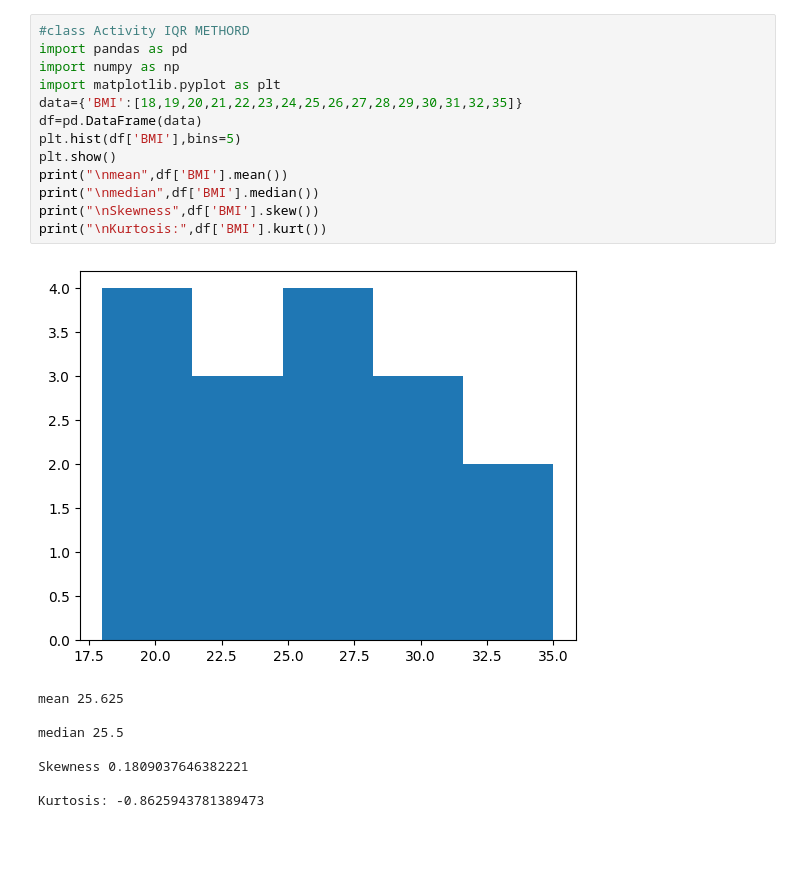
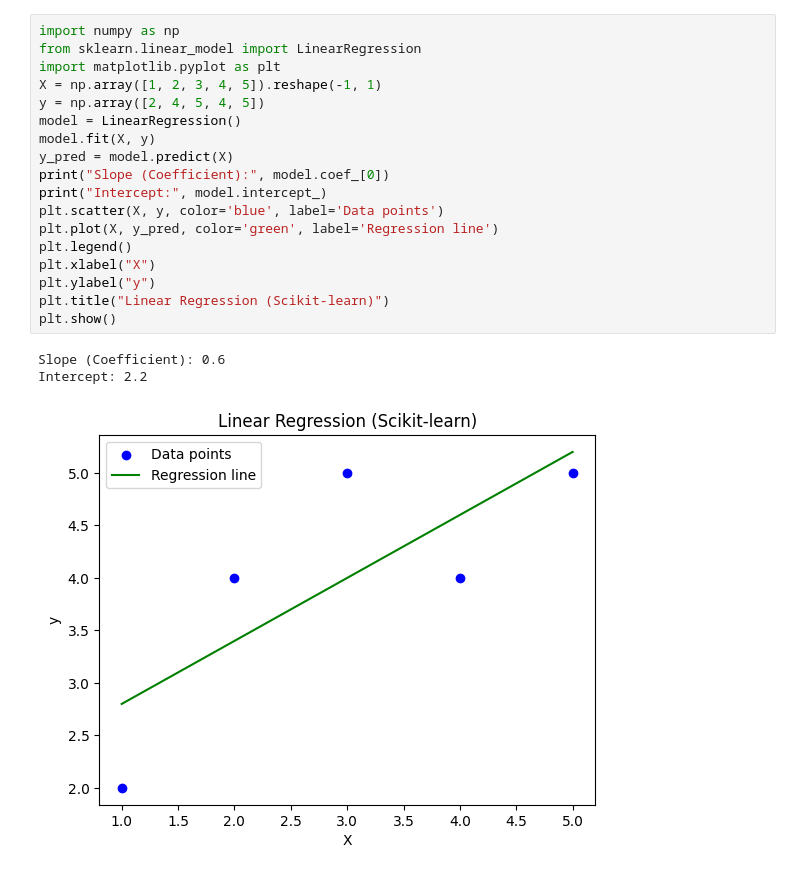
Before and after one commit to astikarganesh/25-26-4093-Ganesh-AI-B-DS, a Jupyter notebook: 24feb.ipynb, the cells around one changed output. Drawn from its saved outputs; the diff is of its cells as text; blank space fills up the shorter version.

```diff
--- a/24feb.ipynb
+++ b/24feb.ipynb
@@ -111,22 +3,22 @@ Left Skewed Median: 1.4360715694894992
-# %%
-#class Activity IQR METHORD
-import pandas as pd
-import numpy as np
-import matplotlib.pyplot as plt
-data={'BMI':[18,19,20,21,22,23,24,25,26,27,28,29,30,31,32,35]}
-df=pd.DataFrame(data)
-plt.hist(df['BMI'],bins=5)
-plt.show()
-print("\nmean",df['BMI'].mean())
-print("\nmedian",df['BMI'].median())
-print("\nSkewness",df['BMI'].skew())
-print("\nKurtosis:",df['BMI'].kurt())
-# %% [output]
-[figure, removed]
-mean 25.625
-
-median 25.5
-
-Skewness 0.1809037646382221
-
-Kurtosis: -0.8625943781389473
+# %%
+import numpy as np
+from sklearn.linear_model import LinearRegression
+import matplotlib.pyplot as plt
+X = np.array([1, 2, 3, 4, 5]).reshape(-1, 1)
+y = np.array([2, 4, 5, 4, 5])
+model = LinearRegression()
+model.fit(X, y)
+y_pred = model.predict(X)
+print("Slope (Coefficient):", model.coef_[0])
+print("Intercept:", model.intercept_)
+plt.scatter(X, y, color='blue', label='Data points')
+plt.plot(X, y_pred, color='green', label='Regression line')
+plt.legend()
+plt.xlabel("X")
+plt.ylabel("y")
+plt.title("Linear Regression (Scikit-learn)")
+plt.show()
+# %% [output]
+Slope (Coefficient): 0.6
+Intercept: 2.2
+[figure, added]
```
Also changed, not shown: parts of 7 cells of this notebook.
